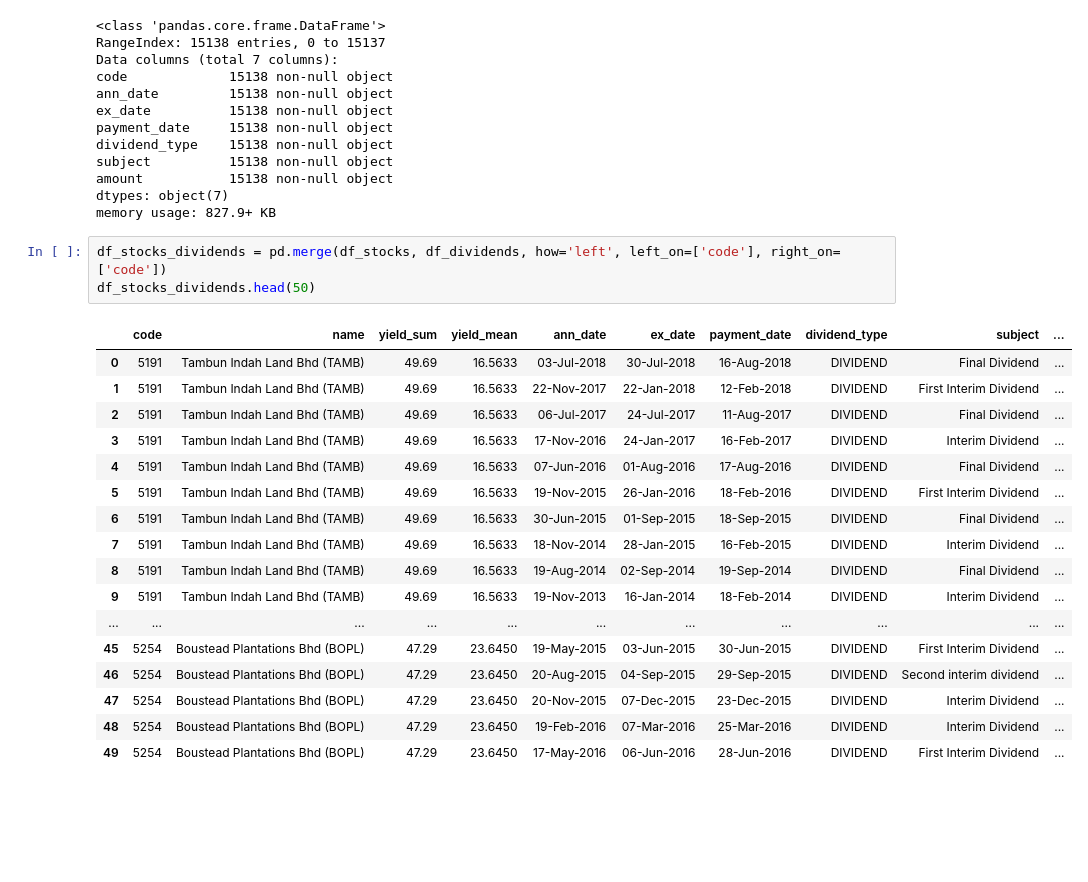
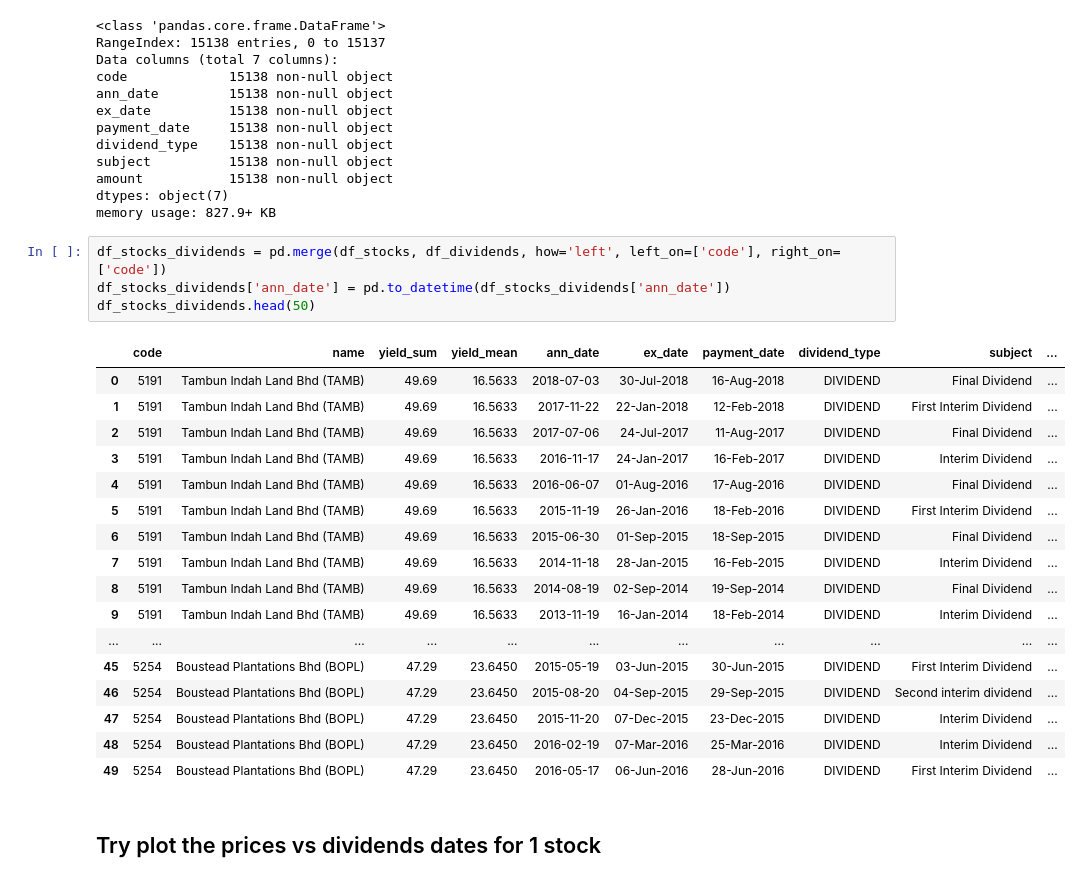
Before and after one commit to mengwangk/ai-playground, a Jupyter notebook: notebook/KLSE_dividends_trends_4.ipynb, the cells around one changed output. Drawn from its saved outputs; the diff is of its cells as text; blank space fills up the shorter version.

```diff
--- a/notebook/KLSE_dividends_trends_4.ipynb
+++ b/notebook/KLSE_dividends_trends_4.ipynb
@@ -89,22 +89,25 @@ dtypes: object(7)
 memory usage: 827.9+ KB
 # %%
 df_stocks_dividends = pd.merge(df_stocks, df_dividends, how='left', left_on=['code'], right_on=['code'])
+df_stocks_dividends['ann_date'] = pd.to_datetime(df_stocks_dividends['ann_date'])
 df_stocks_dividends.head(50)
 # %% [output]
 |  | code | name | yield_sum | yield_mean | ann_date | ex_date | payment_date | dividend_type | subject | ... |
-| 0 | 5191 | Tambun Indah Land Bhd (TAMB) | 49.69 | 16.5633 | 03-Jul-2018 | 30-Jul-2018 | 16-Aug-2018 | DIVIDEND | Final Dividend | ... |
-| 1 | 5191 | Tambun Indah Land Bhd (TAMB) | 49.69 | 16.5633 | 22-Nov-2017 | 22-Jan-2018 | 12-Feb-2018 | DIVIDEND | First Interim Dividend | ... |
-| 2 | 5191 | Tambun Indah Land Bhd (TAMB) | 49.69 | 16.5633 | 06-Jul-2017 | 24-Jul-2017 | 11-Aug-2017 | DIVIDEND | Final Dividend | ... |
-| 3 | 5191 | Tambun Indah Land Bhd (TAMB) | 49.69 | 16.5633 | 17-Nov-2016 | 24-Jan-2017 | 16-Feb-2017 | DIVIDEND | Interim Dividend | ... |
-| 4 | 5191 | Tambun Indah Land Bhd (TAMB) | 49.69 | 16.5633 | 07-Jun-2016 | 01-Aug-2016 | 17-Aug-2016 | DIVIDEND | Final Dividend | ... |
-| 5 | 5191 | Tambun Indah Land Bhd (TAMB) | 49.69 | 16.5633 | 19-Nov-2015 | 26-Jan-2016 | 18-Feb-2016 | DIVIDEND | First Interim Dividend | ... |
-| 6 | 5191 | Tambun Indah Land Bhd (TAMB) | 49.69 | 16.5633 | 30-Jun-2015 | 01-Sep-2015 | 18-Sep-2015 | DIVIDEND | Final Dividend | ... |
-| 7 | 5191 | Tambun Indah Land Bhd (TAMB) | 49.69 | 16.5633 | 18-Nov-2014 | 28-Jan-2015 | 16-Feb-2015 | DIVIDEND | Interim Dividend | ... |
-| 8 | 5191 | Tambun Indah Land Bhd (TAMB) | 49.69 | 16.5633 | 19-Aug-2014 | 02-Sep-2014 | 19-Sep-2014 | DIVIDEND | Final Dividend | ... |
-| 9 | 5191 | Tambun Indah Land Bhd (TAMB) | 49.69 | 16.5633 | 19-Nov-2013 | 16-Jan-2014 | 18-Feb-2014 | DIVIDEND | Interim Dividend | ... |
+| 0 | 5191 | Tambun Indah Land Bhd (TAMB) | 49.69 | 16.5633 | 2018-07-03 | 30-Jul-2018 | 16-Aug-2018 | DIVIDEND | Final Dividend | ... |
+| 1 | 5191 | Tambun Indah Land Bhd (TAMB) | 49.69 | 16.5633 | 2017-11-22 | 22-Jan-2018 | 12-Feb-2018 | DIVIDEND | First Interim Dividend | ... |
+| 2 | 5191 | Tambun Indah Land Bhd (TAMB) | 49.69 | 16.5633 | 2017-07-06 | 24-Jul-2017 | 11-Aug-2017 | DIVIDEND | Final Dividend | ... |
+| 3 | 5191 | Tambun Indah Land Bhd (TAMB) | 49.69 | 16.5633 | 2016-11-17 | 24-Jan-2017 | 16-Feb-2017 | DIVIDEND | Interim Dividend | ... |
+| 4 | 5191 | Tambun Indah Land Bhd (TAMB) | 49.69 | 16.5633 | 2016-06-07 | 01-Aug-2016 | 17-Aug-2016 | DIVIDEND | Final Dividend | ... |
+| 5 | 5191 | Tambun Indah Land Bhd (TAMB) | 49.69 | 16.5633 | 2015-11-19 | 26-Jan-2016 | 18-Feb-2016 | DIVIDEND | First Interim Dividend | ... |
+| 6 | 5191 | Tambun Indah Land Bhd (TAMB) | 49.69 | 16.5633 | 2015-06-30 | 01-Sep-2015 | 18-Sep-2015 | DIVIDEND | Final Dividend | ... |
+| 7 | 5191 | Tambun Indah Land Bhd (TAMB) | 49.69 | 16.5633 | 2014-11-18 | 28-Jan-2015 | 16-Feb-2015 | DIVIDEND | Interim Dividend | ... |
+| 8 | 5191 | Tambun Indah Land Bhd (TAMB) | 49.69 | 16.5633 | 2014-08-19 | 02-Sep-2014 | 19-Sep-2014 | DIVIDEND | Final Dividend | ... |
+| 9 | 5191 | Tambun Indah Land Bhd (TAMB) | 49.69 | 16.5633 | 2013-11-19 | 16-Jan-2014 | 18-Feb-2014 | DIVIDEND | Interim Dividend | ... |
 | ... | ... | ... | ... | ... | ... | ... | ... | ... | ... | ... |
-| 45 | 5254 | Boustead Plantations Bhd (BOPL) | 47.29 | 23.6450 | 19-May-2015 | 03-Jun-2015 | 30-Jun-2015 | DIVIDEND | First Interim Dividend | ... |
-| 46 | 5254 | Boustead Plantations Bhd (BOPL) | 47.29 | 23.6450 | 20-Aug-2015 | 04-Sep-2015 | 29-Sep-2015 | DIVIDEND | Second interim dividend | ... |
-| 47 | 5254 | Boustead Plantations Bhd (BOPL) | 47.29 | 23.6450 | 20-Nov-2015 | 07-Dec-2015 | 23-Dec-2015 | DIVIDEND | Interim Dividend | ... |
-| 48 | 5254 | Boustead Plantations Bhd (BOPL) | 47.29 | 23.6450 | 19-Feb-2016 | 07-Mar-2016 | 25-Mar-2016 | DIVIDEND | Interim Dividend | ... |
-| 49 | 5254 | Boustead Plantations Bhd (BOPL) | 47.29 | 23.6450 | 17-May-2016 | 06-Jun-2016 | 28-Jun-2016 | DIVIDEND | First Interim Dividend | ... |
+| 45 | 5254 | Boustead Plantations Bhd (BOPL) | 47.29 | 23.6450 | 2015-05-19 | 03-Jun-2015 | 30-Jun-2015 | DIVIDEND | First Interim Dividend | ... |
+| 46 | 5254 | Boustead Plantations Bhd (BOPL) | 47.29 | 23.6450 | 2015-08-20 | 04-Sep-2015 | 29-Sep-2015 | DIVIDEND | Second interim dividend | ... |
+| 47 | 5254 | Boustead Plantations Bhd (BOPL) | 47.29 | 23.6450 | 2015-11-20 | 07-Dec-2015 | 23-Dec-2015 | DIVIDEND | Interim Dividend | ... |
+| 48 | 5254 | Boustead Plantations Bhd (BOPL) | 47.29 | 23.6450 | 2016-02-19 | 07-Mar-2016 | 25-Mar-2016 | DIVIDEND | Interim Dividend | ... |
+| 49 | 5254 | Boustead Plantations Bhd (BOPL) | 47.29 | 23.6450 | 2016-05-17 | 06-Jun-2016 | 28-Jun-2016 | DIVIDEND | First Interim Dividend | ... |
+# %% [markdown]
+## Try plot the prices vs dividends dates for 1 stock
```
Also changed, not shown: parts of 2 cells of this notebook, 3 other files.
